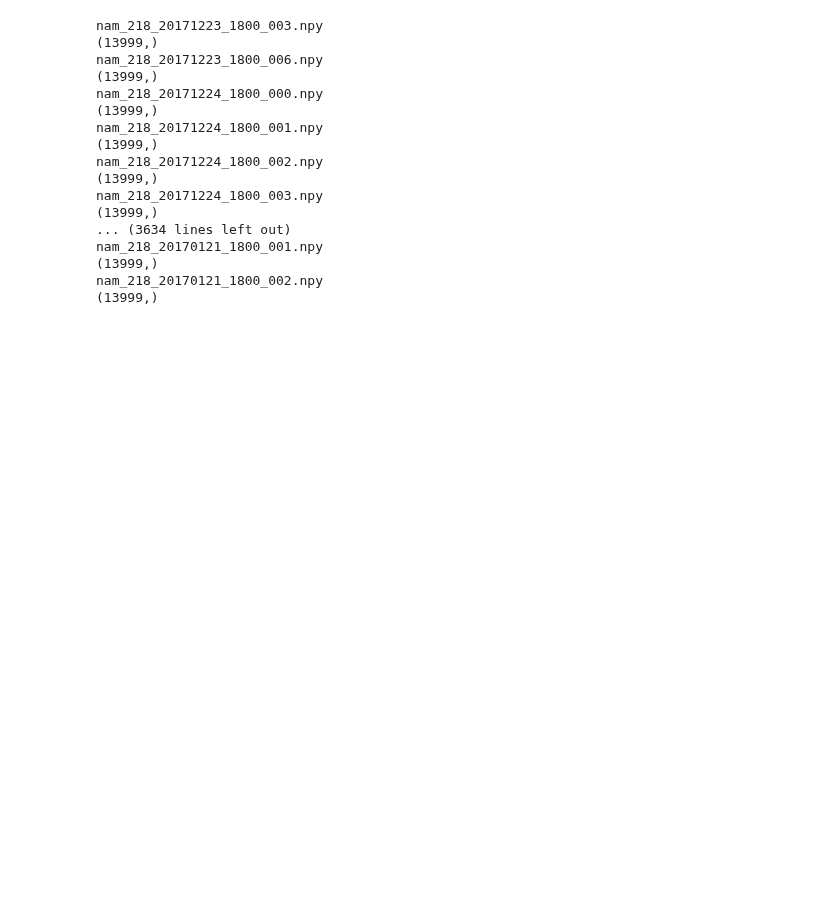
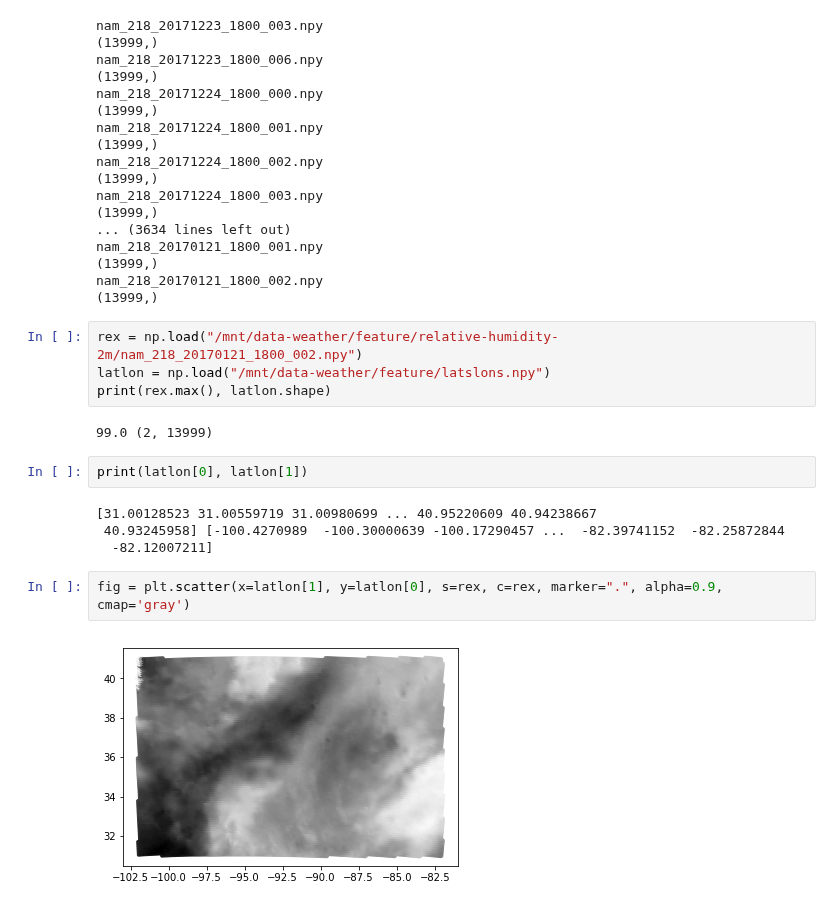
Before and after one commit to yuanzhou15/capstone-weather, a Jupyter notebook: rex/feature-display.ipynb, the cells around one changed output. Saved outputs shown, nothing was run; the diff lists cells and outputs as text; blank space fills up the shorter version.

Commit message:
used latslons.npy as well as extracted features.npy to create a scatter plot fig for saving as png

```diff
--- a/rex/feature-display.ipynb
+++ b/rex/feature-display.ipynb
@@ -31,3 +31,19 @@ nam_218_20170121_1800_001.npy
 (13999,)
 nam_218_20170121_1800_002.npy
 (13999,)
+# %%
+rex = np.load("/mnt/data-weather/feature/relative-humidity-2m/nam_218_20170121_1800_002.npy")
+latlon = np.load("/mnt/data-weather/feature/latslons.npy")
+print(rex.max(), latlon.shape)
+# %% [output]
+99.0 (2, 13999)
+# %%
+print(latlon[0], latlon[1])
+# %% [output]
+[31.00128523 31.00559719 31.00980699 ... 40.95220609 40.94238667
+ 40.93245958] [-100.4270989  -100.30000639 -100.17290457 ...  -82.39741152  -82.25872844
+  -82.12007211]
+# %%
+fig = plt.scatter(x=latlon[1], y=latlon[0], s=rex, c=rex, marker=".", alpha=0.9, cmap='gray')
+# %% [output]
+[figure, added]
```
